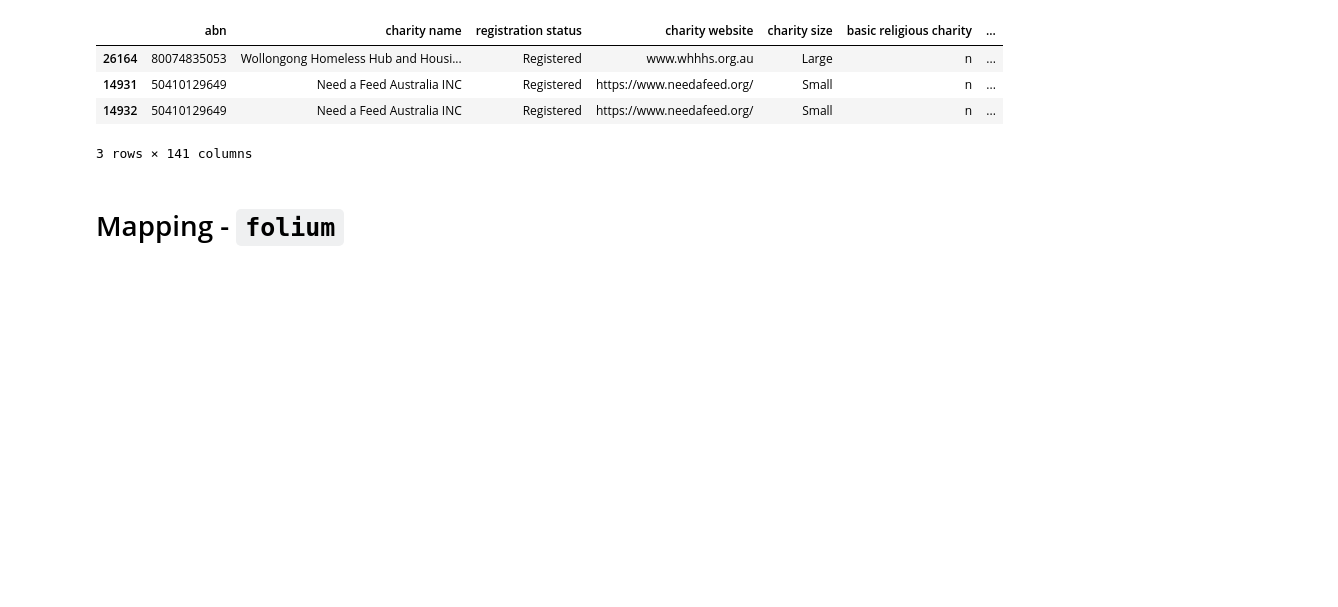
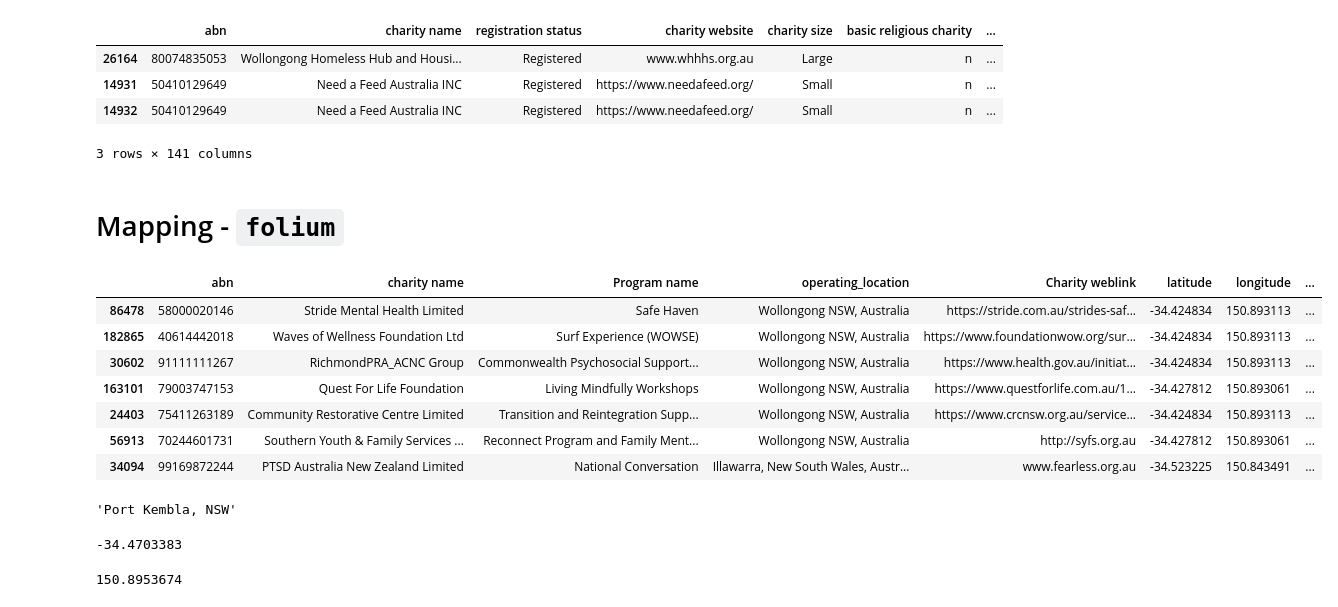
Before and after one commit to GeoffPidcock/buildmas24, a Jupyter notebook: notebooks/prototyping.ipynb, the cells around one changed output. Drawn from its saved outputs; the diff is of its cells as text; code cells hidden in the pictures; blank space fills up the shorter version.

```diff
--- a/notebooks/prototyping.ipynb
+++ b/notebooks/prototyping.ipynb
@@ -1100,2 +1098,33 @@ def validate_charity_response(response, df):
 # %% [markdown]
 # Mapping - `folium`
+# %%
+cols_of_interest = [
+    'abn',
+    'charity name',
+    'Program name',
+    'operating_location',
+    'Charity weblink',
+    'latitude',
+    'longitude',
+    'how purposes were pursued'
+]
+filtered_df.loc[response_json['charity_ids'],cols_of_interest]
+# %% [output]
+|  | abn | charity name | Program name | operating_location | Charity weblink | latitude | longitude | ... |
+| 86478 | 58000020146 | Stride Mental Health Limited | Safe Haven | Wollongong NSW, Australia | https://stride.com.au/strides-saf... | -34.424834 | 150.893113 | ... |
+| 182865 | 40614442018 | Waves of Wellness Foundation Ltd | Surf Experience (WOWSE) | Wollongong NSW, Australia | https://www.foundationwow.org/sur... | -34.424834 | 150.893113 | ... |
+| 30602 | 91111111267 | RichmondPRA_ACNC Group | Commonwealth Psychosocial Support... | Wollongong NSW, Australia | https://www.health.gov.au/initiat... | -34.424834 | 150.893113 | ... |
+| 163101 | 79003747153 | Quest For Life Foundation | Living Mindfully Workshops | Wollongong NSW, Australia | https://www.questforlife.com.au/1... | -34.427812 | 150.893061 | ... |
+| 24403 | 75411263189 | Community Restorative Centre Limited | Transition and Reintegration Supp... | Wollongong NSW, Australia | https://www.crcnsw.org.au/service... | -34.424834 | 150.893113 | ... |
+| 56913 | 70244601731 | Southern Youth & Family Services ... | Reconnect Program and Family Ment... | Wollongong NSW, Australia | http://syfs.org.au | -34.427812 | 150.893061 | ... |
+| 34094 | 99169872244 | PTSD Australia New Zealand Limited | National Conversation | Illawarra, New South Wales, Austr... | www.fearless.org.au | -34.523225 | 150.843491 | ... |
+# %%
+display(
+location,
+user_lat,
+user_lon
+)
+# %% [output]
+'Port Kembla, NSW'
+-34.4703383
+150.8953674
```
Also changed, not shown: parts of 5 cells of this notebook, 1 other file.
